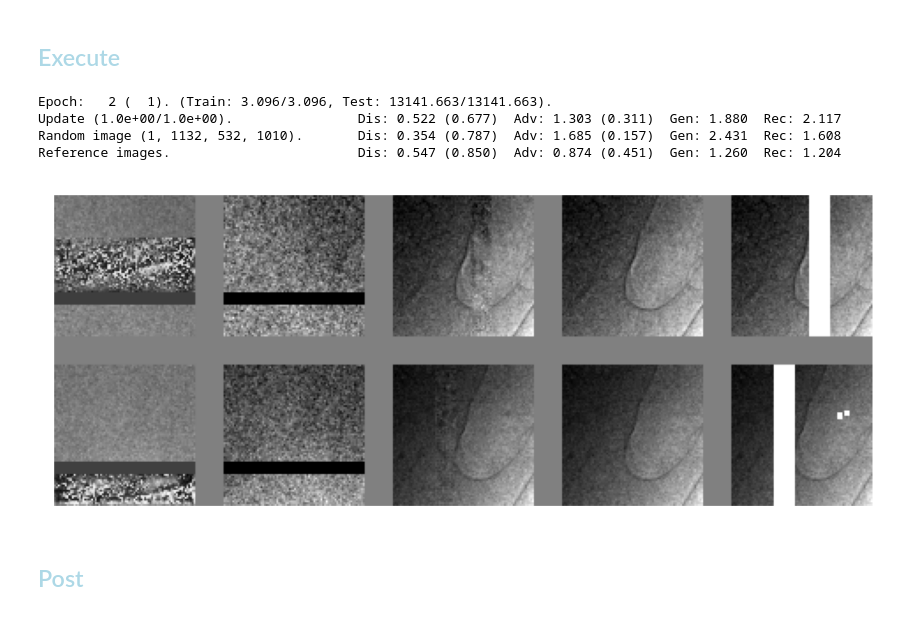
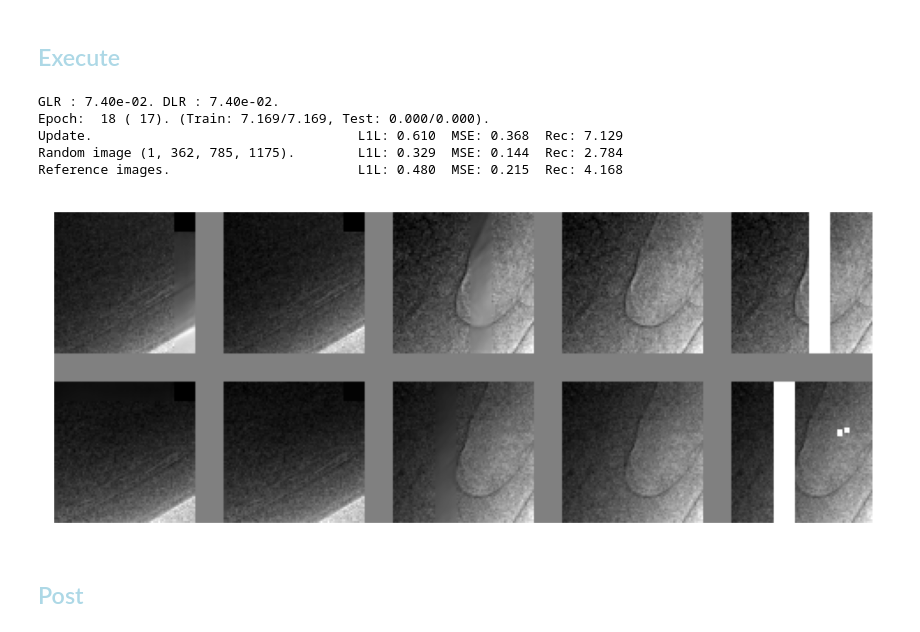
Before and after one commit to antonmx/shiftpatch, a Jupyter notebook: shiftpatch_bp2.ipynb, the cells around one changed output. Cells and saved outputs as stored; diff of their text form; code cells hidden in the pictures.

```diff
--- a/shiftpatch_bp2.ipynb
+++ b/shiftpatch_bp2.ipynb
@@ -30,8 +30,8 @@ sg.TCfg = sg.TCfgClass(
      exec = 2
     ,nofEpochs = None
     ,latentDim = 64
-    ,batchSize = 2**8
-    ,batchSplit = 2**0
+    ,batchSize = 2**12
+    ,batchSplit = 2**4
     ,loaderWorkers = 16
     ,labelSmoothFac = 0.1 # For Fake labels (or set to 0.0 for no smoothing).
     ,learningRateD = 1e-4
@@ -275,12 +275,12 @@ sg.epoch, sg.imer, sg.minRecTest, sg.minRecTrain, sg.minTestEpoch, sg.startFrom,
     sg.restoreCheckpoint(savedCheckPoint+".pth")
 sg.writer = sg.createWriter(sg.TCfg.logDir, True)
 
-sg.scheduler_G.gamma = 1-0.002
-sg.scheduler_D.gamma = 1-0.002
-sg.optimizer_G.step()
-torch.optim.lr_scheduler.LambdaLR(sg.optimizer_G, lambda epoch: 0.1).step()
-sg.optimizer_D.step()
-torch.optim.lr_scheduler.LambdaLR(sg.optimizer_D, lambda epoch: 0.1).step()
+sg.scheduler_G.gamma = 1-0.01
+sg.scheduler_D.gamma = 1-0.01
+#sg.optimizer_G.step()
+#torch.optim.lr_scheduler.LambdaLR(sg.optimizer_G, lambda epoch: 0.1).step()
+#sg.optimizer_D.step()
+#torch.optim.lr_scheduler.LambdaLR(sg.optimizer_D, lambda epoch: 0.1).step()
 
 #sg.startFrom = 0
 #sg.epoch, sg.imer, sg.minGEpoch, sg.minGdLoss, sg.startFrom = 0, 0, 0, 1, 0
@@ -318,11 +318,11 @@ Losses: Rec 1.386e-04, MSE 1.374e-02, L1L 3.656e-02, Dis: 0.543937 (0.786), Adv:
 
 
 #sg.minRecTest, sg.minRecTrain = 1, 1
-sg.ADV_DIF = 1 # 1e-2 # 0.008108
-sg.SSIM_MSE = 1 # 0.999
-sg.skipThreshold = 0.0
-sg.discriminator.IMG_FFT = 0.5
-sg.trainCyclesGen = 1
+sg.noAdv = True
+sg.ADV_DIF = 0
+sg.SSIM_MSE = 0
+#sg.discriminator.IMG_FFT = 0.5
+#sg.skipThreshold = 0.3
 
 def adjustScheduler(scheduler, iniLr, target) :
     if scheduler is None :
@@ -332,42 +332,46 @@ def adjustScheduler(scheduler, iniLr, target) :
     if gamma < 1 and curLR > target \
     or gamma > 1 and curLR < target :
         scheduler.step()
     return f"LR : {curLR:.2e}. "
 
 
 def my_beforeReport(_) :
     message = ""
-    message += "G" + adjustScheduler(sg.scheduler_G, sg.TCfg.learningRateG, 0.1)
-    message += "D" + adjustScheduler(sg.scheduler_D, sg.TCfg.learningRateD, 0.1)
+    message += "G" + adjustScheduler(sg.scheduler_G, sg.TCfg.learningRateG, 0.01)
+    message += "D" + adjustScheduler(sg.scheduler_D, sg.TCfg.learningRateD, 0.01)
     #message += f" ADV/DIF : {sg.ADV_DIF:.3e}."
     #sg.ADV_DIF = max(1e-6, sg.ADV_DIF+1e-8)
 #    message += f" Ampl : {sg.generator.amplitude:.3f}."
 #    sg.generator.amplitude = min(1, sg.generator.amplitude * (1+5e-3) )
     with open(f"message_{sg.TCfg.exec}.txt", 'a') as file:
         file.write(message + "\n")
     print(message)
     return
-#sg.beforeReport = my_beforeReport
+sg.beforeReport = my_beforeReport
 
 #sg.TCfg.loaderWorkers = 0 # for debug single threaded
 try :
     sg.train(savedCheckPoint)
 except :
     #del sg.dataLoader
     #del sg.testLoaderrelo
     sg.freeGPUmem()
     1/10 # to release Jupyuter memory in the next step
     sg.epoch -= 1
     raise
 
 # From scratch
-# ADV_DIF = 1, SSIM_MSE = 1
+# Pure MSE
+# LR 1 => 0.1 (e5)
+# batch size 2**8 => 2**12 (e8)
+# LR 0.1 -> 0.01 (e17)
 # %% [output]
-Epoch:   2 (  1). (Train: 3.096/3.096, Test: 13141.663/13141.663).
-Update (1.0e+00/1.0e+00).                Dis: 0.522 (0.677)  Adv: 1.303 (0.311)  Gen: 1.880  Rec: 2.117
-Random image (1, 1132, 532, 1010).       Dis: 0.354 (0.787)  Adv: 1.685 (0.157)  Gen: 2.431  Rec: 1.608
-Reference images.                        Dis: 0.547 (0.850)  Adv: 0.874 (0.451)  Gen: 1.260  Rec: 1.204
+GLR : 7.40e-02. DLR : 7.40e-02.
+Epoch:  18 ( 17). (Train: 7.169/7.169, Test: 0.000/0.000).
+Update.                                  L1L: 0.610  MSE: 0.368  Rec: 7.129
+Random image (1, 362, 785, 1175).        L1L: 0.329  MSE: 0.144  Rec: 2.784
+Reference images.                        L1L: 0.480  MSE: 0.215  Rec: 4.168
-[figure, old version]
+[figure, new version]
 # %% [markdown]
 ## <font style="color:lightblue">Post</font>
 # %%
```
Also changed, not shown: parts of 3 cells of this notebook, 3 other files.
